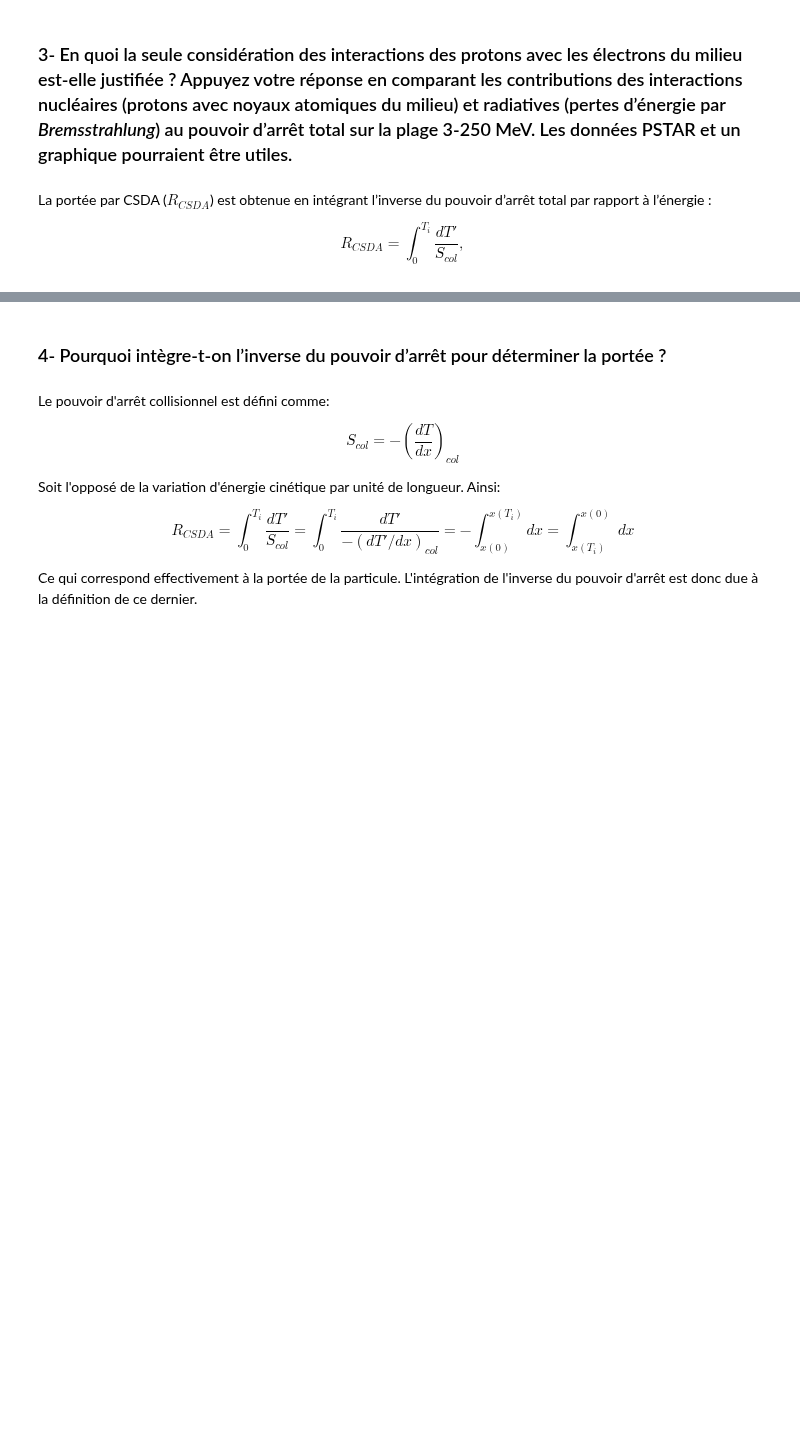
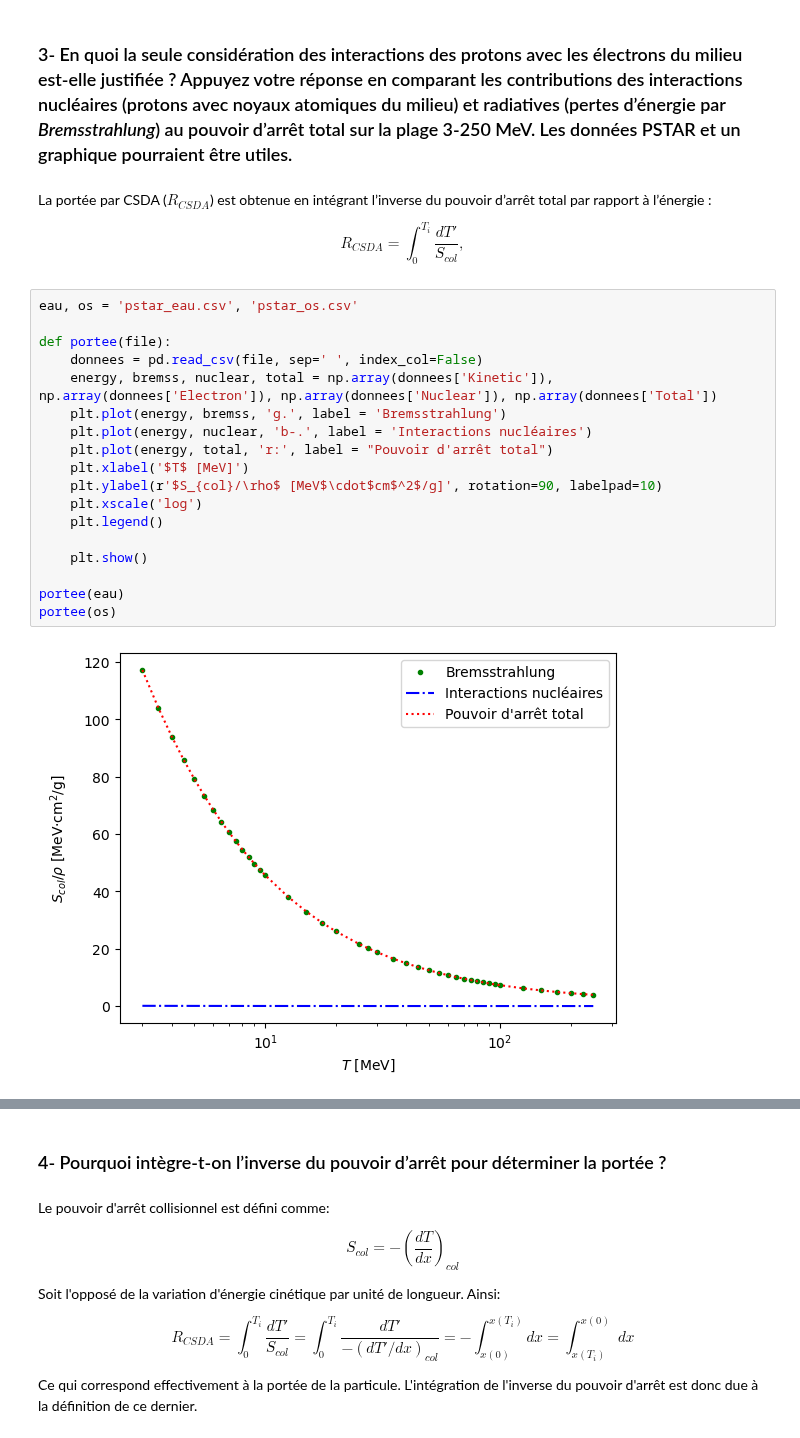
Before and after one commit to mamar828/physique_numerique, a Jupyter notebook: homework/tp1/tp1.ipynb, the cells around one changed output, grey strips where cells are left out. Drawn from its saved outputs; the diff is of its cells as text; blank space fills up the shorter version.

```diff
--- a/homework/tp1/tp1.ipynb
+++ b/homework/tp1/tp1.ipynb
@@ -176,3 +184,23 @@ La portée par CSDA ($R_{CSDA}$) est obtenue en intégrant l’inverse du pouvoi
 rapport à l’énergie :
 
 $$R_{CSDA} = \int_0^{T_i}\frac{dT'}{S_{col}},$$
+# %%
+eau, os = 'pstar_eau.csv', 'pstar_os.csv'
+
+def portee(file):
+    donnees = pd.read_csv(file, sep=' ', index_col=False)
+    energy, bremss, nuclear, total = np.array(donnees['Kinetic']), np.array(donnees['Electron']), np.array(donnees['Nuclear']), np.array(donnees['Total'])
+    plt.plot(energy, bremss, 'g.', label = 'Bremsstrahlung')
+    plt.plot(energy, nuclear, 'b-.', label = 'Interactions nucléaires')
+    plt.plot(energy, total, 'r:', label = "Pouvoir d'arrêt total")
+    plt.xlabel('$T$ [MeV]')
+    plt.ylabel(r'$S_{col}/\rho$ [MeV$\cdot$cm$^2$/g]', rotation=90, labelpad=10)
+    plt.xscale('log')
+    plt.legend()
+
+    plt.show()
+
+portee(eau)
+portee(os)
+# %% [output]
+[figure, added]
```
Also changed, not shown: parts of 5 cells of this notebook, 2 other files.
